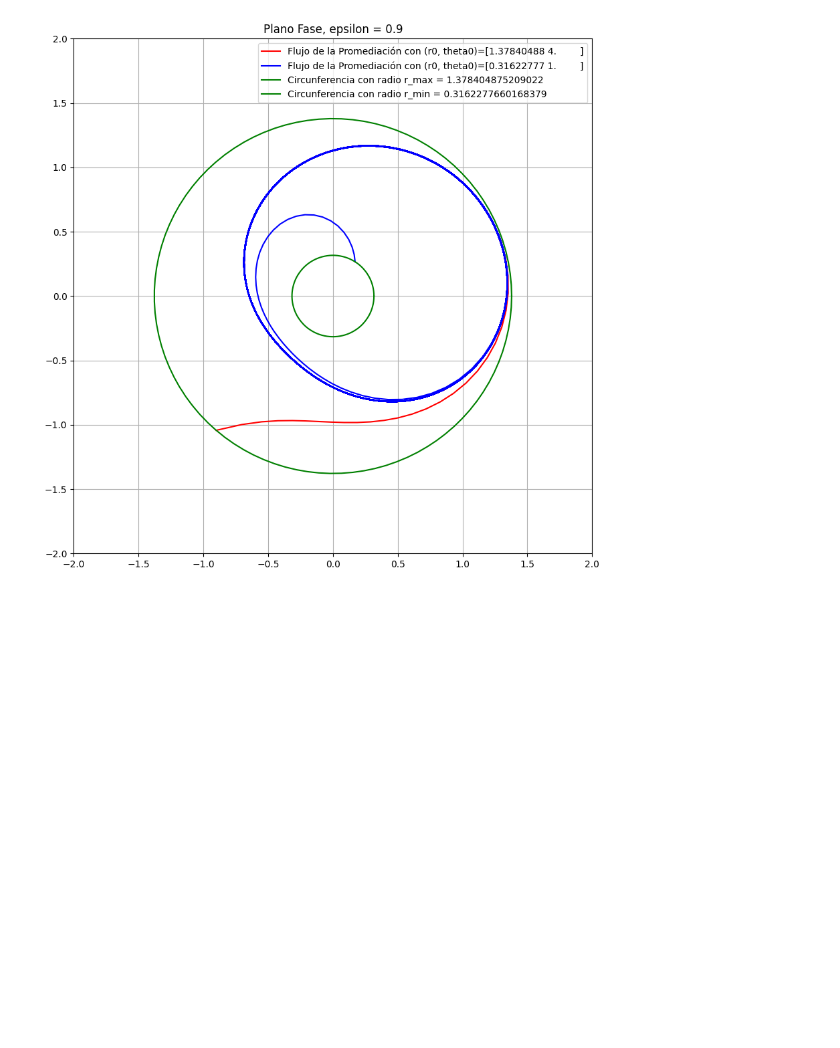
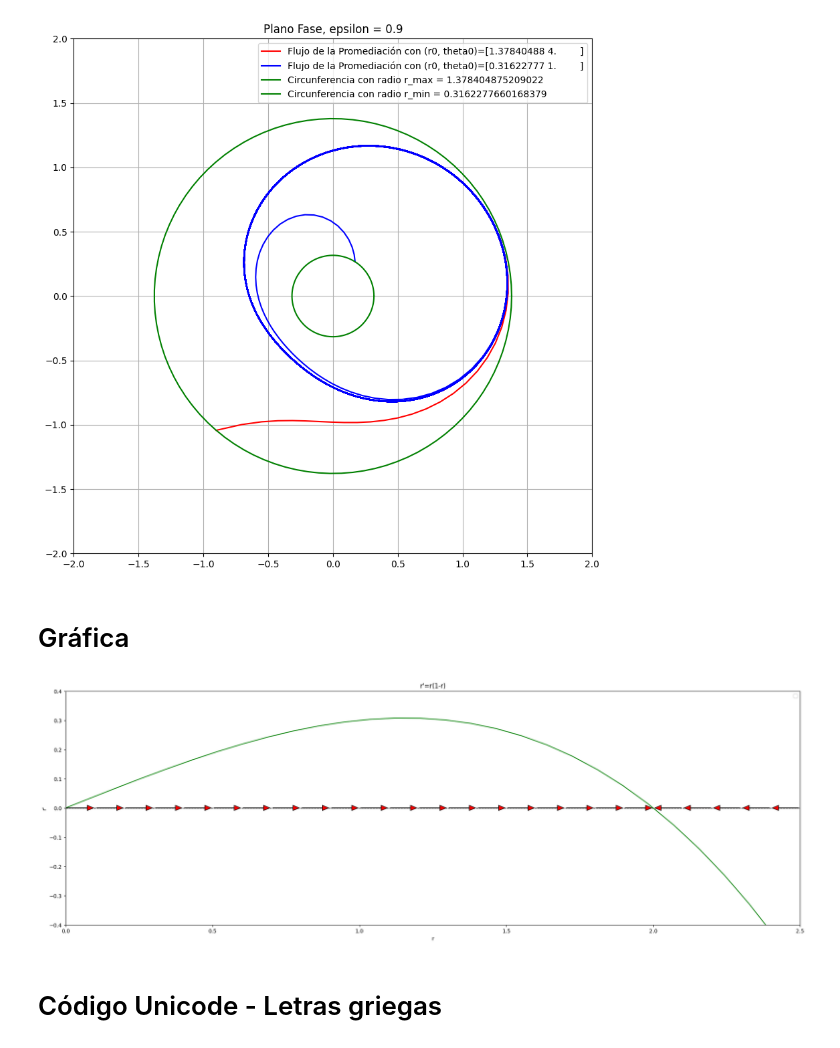
Before and after one commit to LaloRoe/TesisMaestria, a Jupyter notebook: Code/Notas.ipynb, the cells around one changed output. Drawn from its saved outputs; the diff is of its cells as text; code cells hidden in the pictures; blank space fills up the shorter version.

```diff
--- a/Code/Notas.ipynb
+++ b/Code/Notas.ipynb
@@ -0,0 +39,19 @@
+# %%
+nombre = "Ecuación de Rayleigh"#'Van der Pol'
+# Parámetros
+mu=.7 # Van der Pol
+# Forma cartesiana
+def f(z):
+    x=z[0]
+    y=z[1]
+    dx = y
+    dy = mu*(1-y**2)*y-x
+    return np.array([dx,dy])
+
+# Forma polar
+def polar(z):
+    r=z[0]
+    theta=z[1]
+    dr = mu/8*r*(4-r**2)
+    dtheta = 1
+    return np.array([dr,dtheta])
@@ -82,0 +233,48 @@ import matplotlib.pyplot as plt
+# %% [markdown]
+# Gráfica
+# %%
+import numpy as np
+import matplotlib.pyplot as plt
+
+epsilon = 0.2
+
+def f(r):
+    y = r*(1-r**2)
+    return y
+
+def g(r):
+    g = epsilon/2*r*(4-r**2)
+    return g
+
+r = np.linspace(0, 2.5, 30)
+
+y = g(r)
+
+fig, ax = plt.subplots(figsize = (25,8))
+ax.set_title('r\'=r(1-r)')
+
+ax.axhline(0, color='black', linestyle='--', linewidth=1)
+ax.axhline(0, color='black', linestyle='--', linewidth=1)
+
+for k in range(20):
+    ax.annotate('', xy=(0.1*(k+1), 0), xytext=(0.1*k, 0),
+            arrowprops=dict(facecolor='red', shrink=0.05, width=0.5, headwidth=10))  # Flecha en eje X
+
+for k in range(5):
+    ax.annotate('', xy=(2.5-0.1*(k+1), 0), xytext=(2.5-0.1*k, 0),
+            arrowprops=dict(facecolor='red', shrink=0.05, width=0.5, headwidth=10))  # Flecha en eje X
+
+ax.set_xlabel('r')
+ax.set_ylabel('r\'')
+ax.set_xlim(0, 2.5)
+ax.set_ylim(-0.4, 0.4)
+#ax.scatter(X, Y, color='0.5', s=1)
+plt.plot(r, y, label=f'', color='green')
+
+plt.legend()
+#plt.grid(True)
+plt.show()
+# %% [output]
+[figure, added]
+# %% [markdown]
+# Código Unicode - Letras griegas
```
Also changed, not shown: parts of 14 cells of this notebook, 51 other files.
